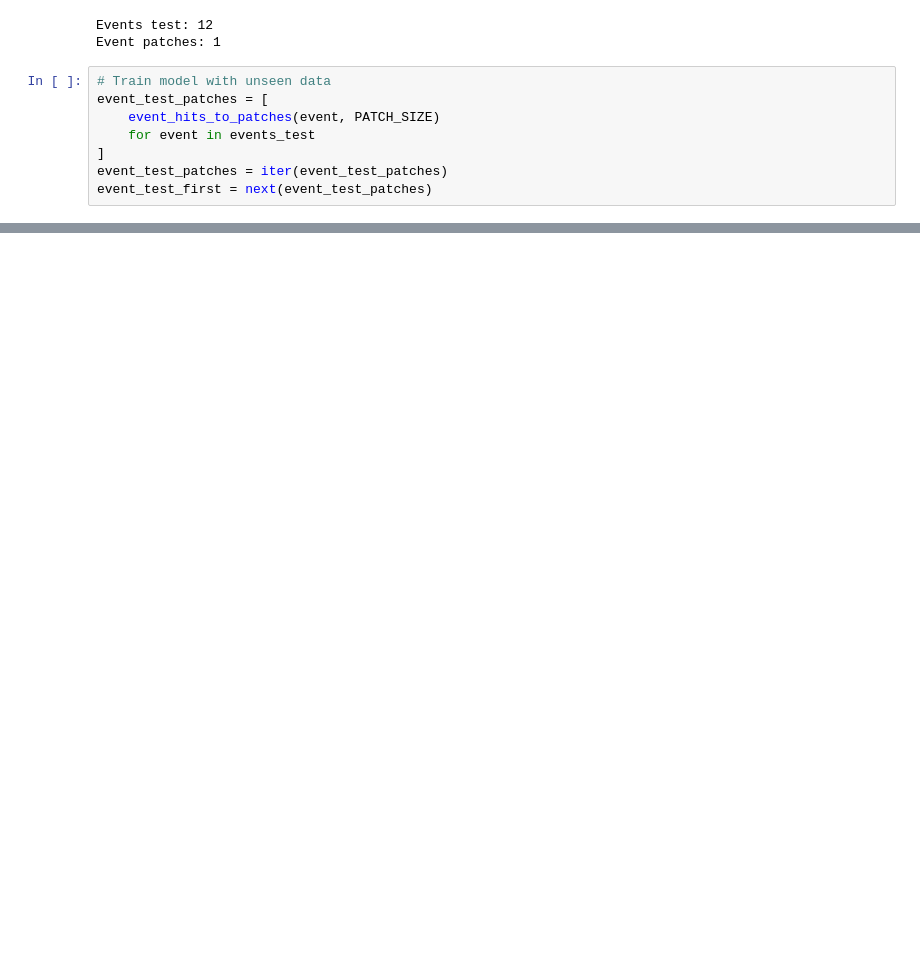
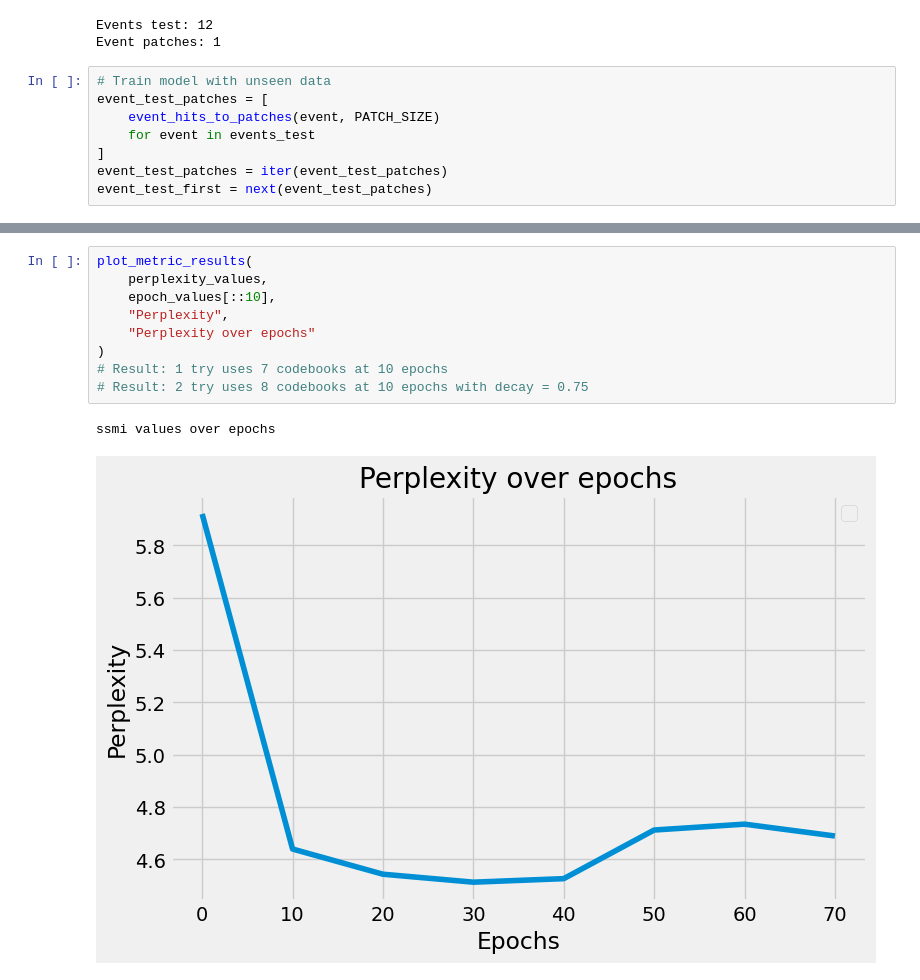
Before and after one commit to pauliusB20/vq-vae-experiments, a Jupyter notebook: cms_particle_hits/main.ipynb, the cells around one changed output, grey strips where cells are left out. Cells and saved outputs as stored; diff of their text form; blank space fills up the shorter version.

```diff
--- a/cms_particle_hits/main.ipynb
+++ b/cms_particle_hits/main.ipynb
@@ -563,0 +784,12 @@ if event_hits:
+# %%
+plot_metric_results(
+    perplexity_values,
+    epoch_values[::10],
+    "Perplexity",
+    "Perplexity over epochs"
+)
+# Result: 1 try uses 7 codebooks at 10 epochs
+# Result: 2 try uses 8 codebooks at 10 epochs with decay = 0.75
+# %% [output]
+ssmi values over epochs
+[figure, added]
```
Also changed, not shown: parts of 41 cells of this notebook, 1 other file.
